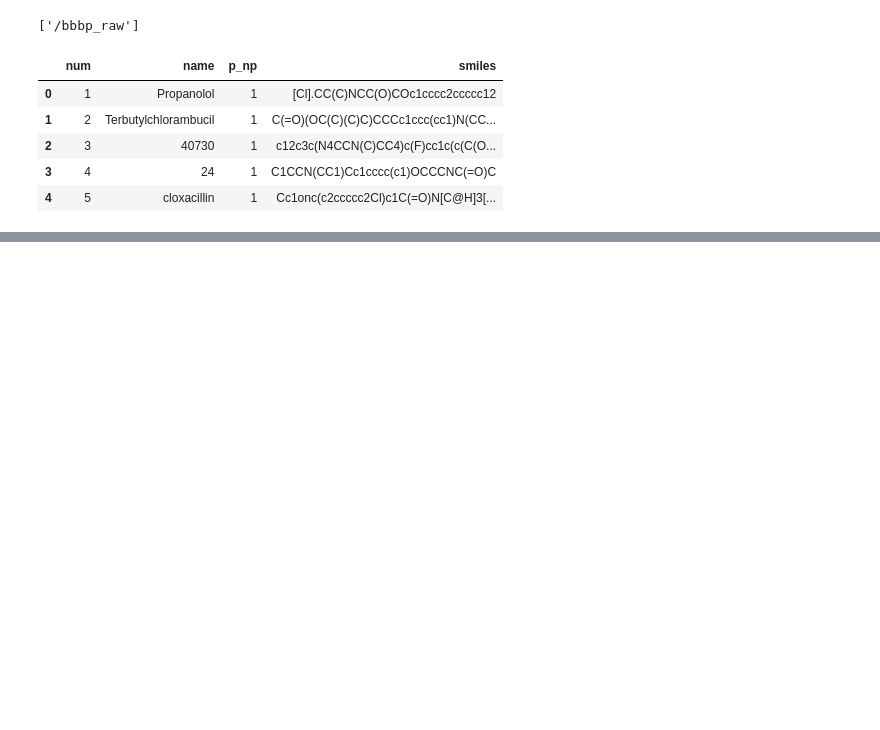
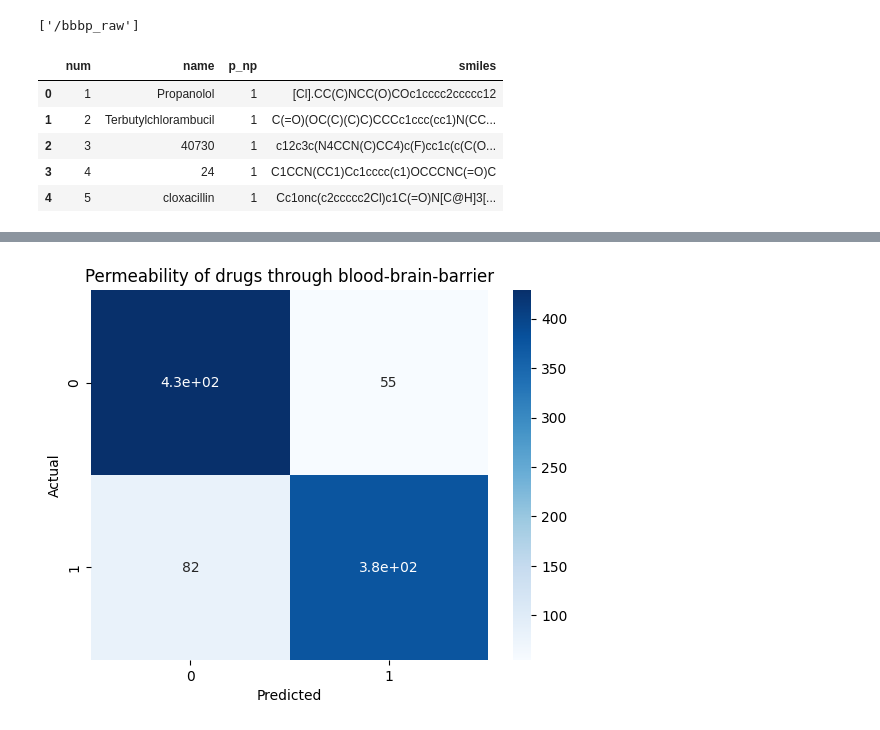
Before and after one commit to pranjaldhole/molecule-gym, a Jupyter notebook: molecule_gym/experiments/ChemBERTa_for_classification.ipynb, the cells around one changed output, grey strips where cells are left out. Cells and saved outputs as stored; diff of their text form; code cells hidden in the pictures; blank space fills up the shorter version.

```diff
--- a/molecule_gym/ChemBERTa_for_classification.ipynb
+++ b/molecule_gym/experiments/ChemBERTa_for_classification.ipynb
@@ -406,0 +122,2 @@ data.shape
+# %%
+features_reduced = features_transformed[:,:20]
@@ -406,0 +130,5 @@ data.shape
+# %%
+over_sampler = RandomOverSampler(random_state=42)
+X_res, y_res = over_sampler.fit_resample(features_reduced, labels)
+# %%
+train_features, test_features, train_labels, test_labels = train_test_split(X_res, y_res, test_size=0.3)
@@ -406,0 +179,9 @@ data.shape
+# %%
+cm = confusion_matrix(test_labels, predictions)
+sns.heatmap(cm, annot=True, cmap='Blues')
+plt.xlabel('Predicted')
+plt.ylabel('Actual')
+plt.title('Permeability of drugs through blood-brain-barrier')
+plt.show()
+# %% [output]
+[figure, added]
```
Also changed, not shown: parts of 82 cells of this notebook, 2 other files.
